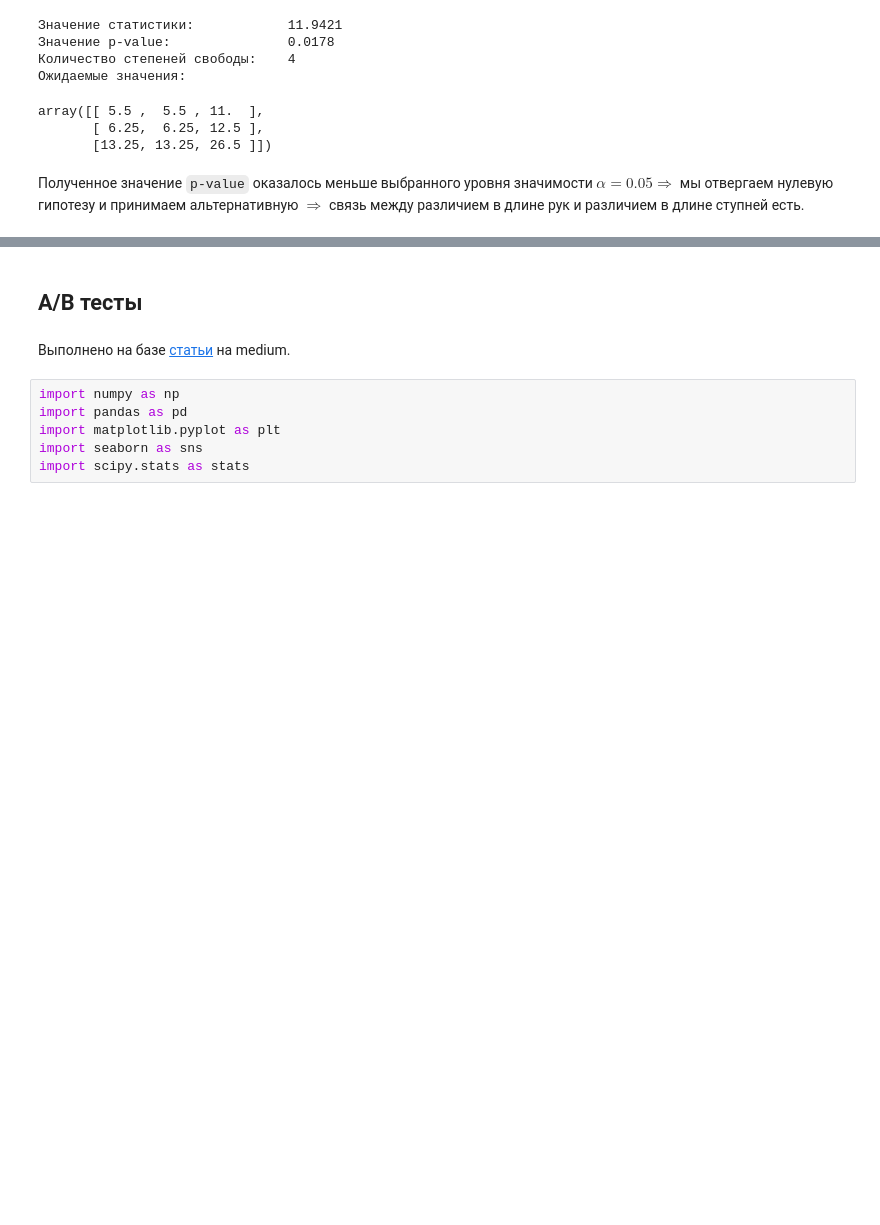
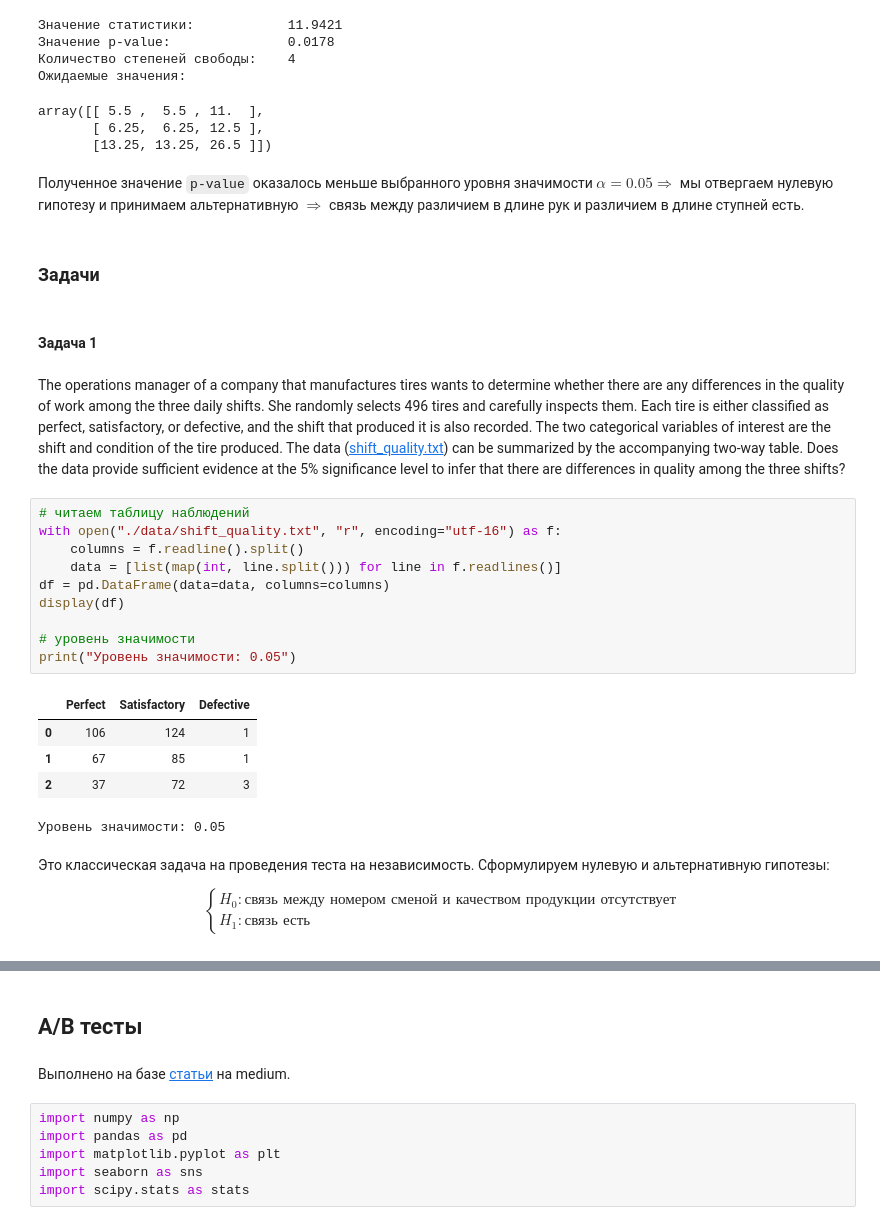
Before and after one commit to JosephFrancisTribbiani/ds, a Jupyter notebook: Statistic/stat_tests.ipynb, the cells around one changed output, grey strips where cells are left out. Saved outputs shown, nothing was run; the diff lists cells and outputs as text; blank space fills up the shorter version.

```diff
--- a/Statistic/stat_tests.ipynb
+++ b/Statistic/stat_tests.ipynb
@@ -480,3 +480,36 @@ array([[ 5.5 ,  5.5 , 11.  ],
        [13.25, 13.25, 26.5 ]])
 # %% [markdown]
 Полученное значение `p-value` оказалось меньше выбранного уровня значимости $\alpha = 0.05 \Rightarrow$ мы отвергаем нулевую гипотезу и принимаем альтернативную $\Rightarrow$ связь между различием в длине рук и различием в длине ступней есть.
+# %% [markdown]
+### Задачи
+# %% [markdown]
+#### Задача 1
+# %% [markdown]
+The operations manager of a company that manufactures tires wants to determine whether there are any differences in the quality of work among the three daily shifts. She randomly selects 496 tires and carefully inspects them. Each tire is either classified as perfect, satisfactory, or defective, and the shift that produced it is also recorded. The two categorical variables of interest are the shift and condition of the tire produced. The data ([shift_quality.txt](./data/shift_quality.txt)) can be summarized by the accompanying two-way table. Does the data provide sufficient evidence at the 5% significance level to infer that there are differences in quality among the three shifts?
+# %%
+# читаем таблицу наблюдений
+with open("./data/shift_quality.txt", "r", encoding="utf-16") as f:
+    columns = f.readline().split()
+    data = [list(map(int, line.split())) for line in f.readlines()]
+df = pd.DataFrame(data=data, columns=columns)
+display(df)
+
+# уровень значимости
+print("Уровень значимости: 0.05")
+# %% [output]
+|  | Perfect | Satisfactory | Defective |
+| 0 | 106 | 124 | 1 |
+| 1 | 67 | 85 | 1 |
+| 2 | 37 | 72 | 3 |
+Уровень значимости: 0.05
+# %% [markdown]
+Это классическая задача на проведения теста на независимость. Сформулируем нулевую и альтернативную гипотезы:
+
+$$
+\begin{equation*}
+\begin{cases}
+H_{0}: \text{связь между номером сменой и качеством продукции отсутствует} \\
+H_{1}: \text{связь есть}
+\end{cases}
+\end{equation*}
+$$
```
Also changed, not shown: parts of 8 cells of this notebook, 2 other files.
